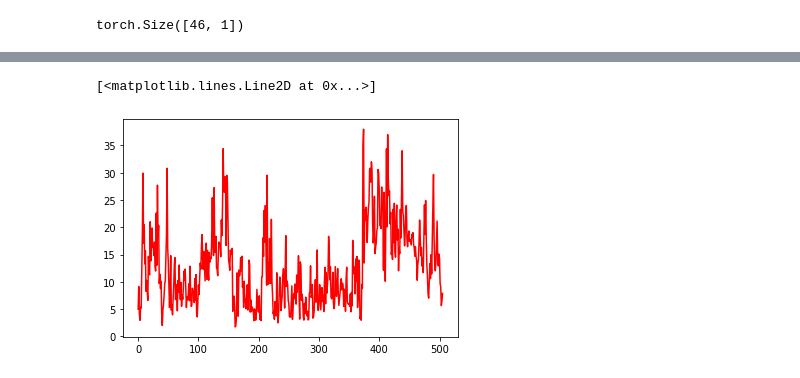
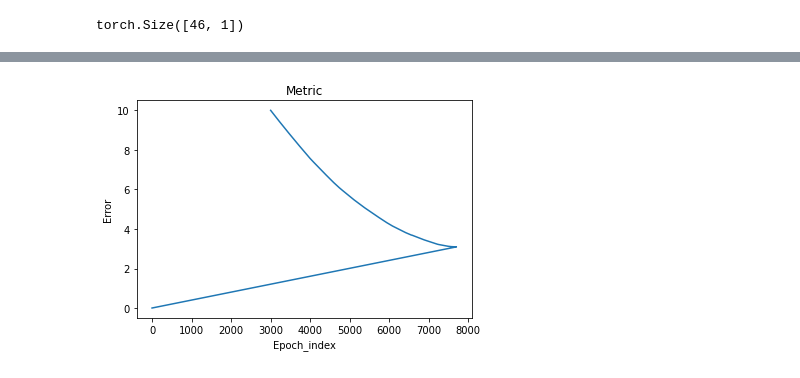
Before and after one commit to IgorvH-Developer/ColaboratoryFailes, a Jupyter notebook: BostonHouse.ipynb, the cells around one changed output, grey strips where cells are left out. Cells and saved outputs as stored; diff of their text form; code cells hidden in the pictures.

```diff
--- a/BostonHouse.ipynb
+++ b/BostonHouse.ipynb
@@ -168,5 +141,8 @@ plt.plot(x.numpy(), y_train.detach().numpy())
-# %%
-plt.plot(x.numpy(), X_train[:,12].detach().numpy(),'r')
-# %% [output]
-[<matplotlib.lines.Line2D at 0x...>]
-[figure, removed]
+# %%
+plt.plot([row[0] for row in metric_history][3000:12000], [row[1] for row in metric_history][3000:12000])
+plt.title(label='Metric')
+plt.xlabel('Epoch_index')
+plt.ylabel('Error');
+plt.show()
+# %% [output]
+[figure, added]
```
Also changed, not shown: parts of 11 cells of this notebook.
